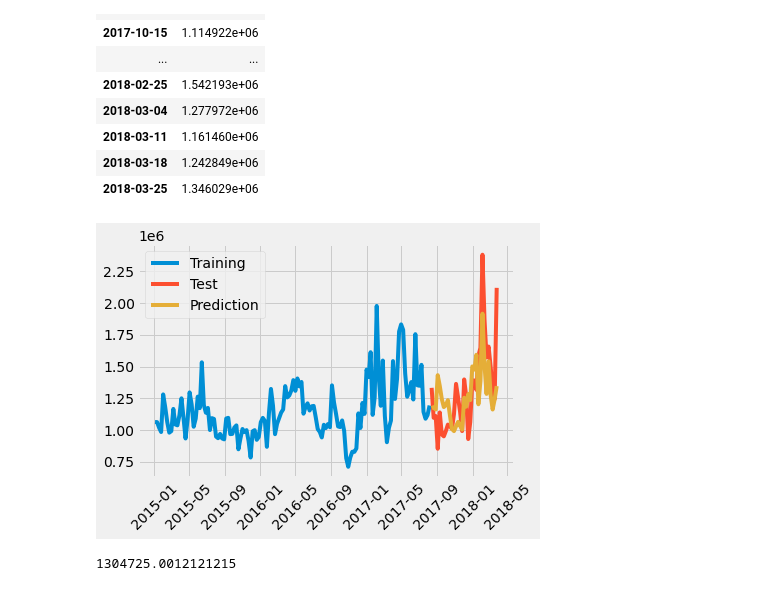
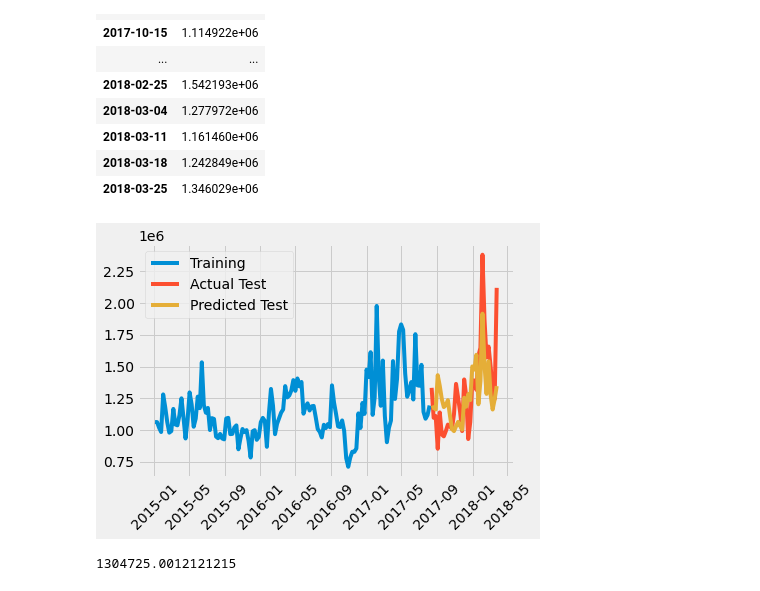
Before and after one commit to RamyaNagarajan88/Price_sensitivity, a Jupyter notebook: FORECAST_VOLUME_ARIMA.ipynb, the cells around one changed output. Drawn from its saved outputs; the diff is of its cells as text; code cells hidden in the pictures.

```diff
--- a/FORECAST_VOLUME_ARIMA.ipynb
+++ b/FORECAST_VOLUME_ARIMA.ipynb
@@ -220,13 +221,14 @@ forecast_test
 | 2018-03-25 | 1.346029e+06 |
 # %%
 plt.plot(train['Total Volume'],label='Training')
-plt.plot(test['Total Volume'],label='Test')
-plt.plot(forecast_test,label='Prediction')
+plt.plot(test['Total Volume'],label='Actual Test')
+plt.plot(forecast_test,label='Predicted Test')
 plt.legend()
 plt.xticks(rotation=45)
+plt.savefig('ARIMA_train-test-prediction.png')
 plt.show()
 # %% [output]
-[figure, old version]
+[figure, new version]
 # %%
 test['Total Volume'].mean()
 # %% [output]
```
Also changed, not shown: parts of 12 cells of this notebook, 9 other files.
